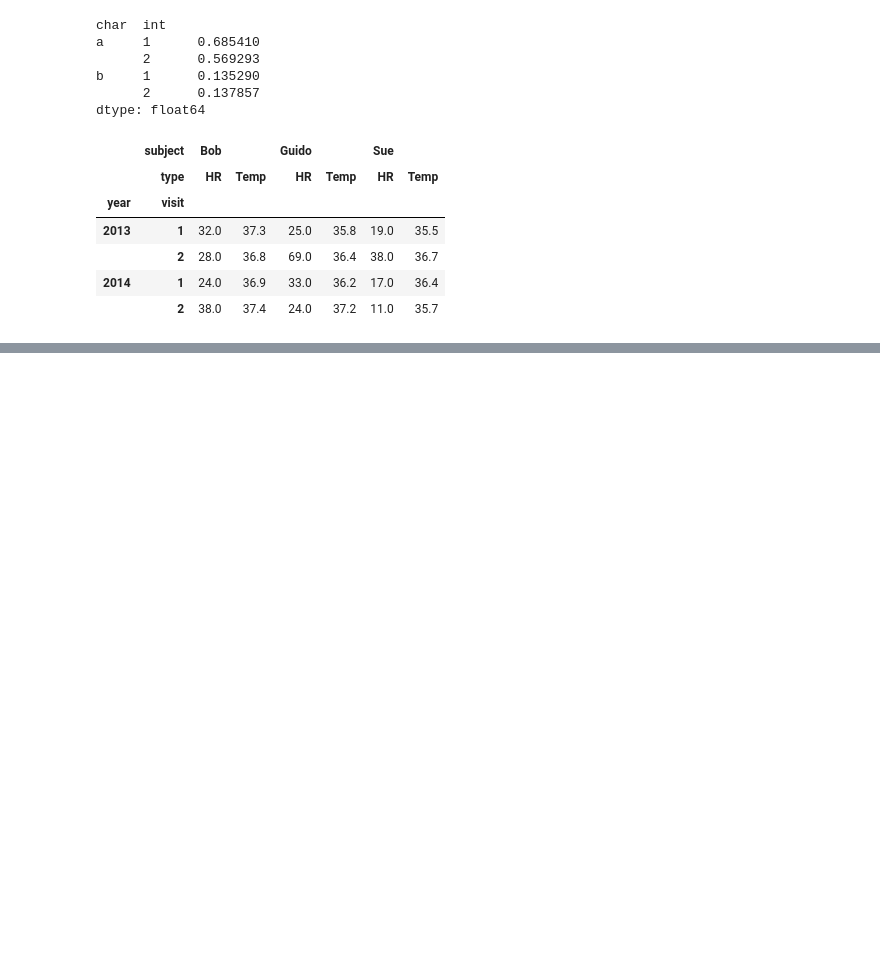
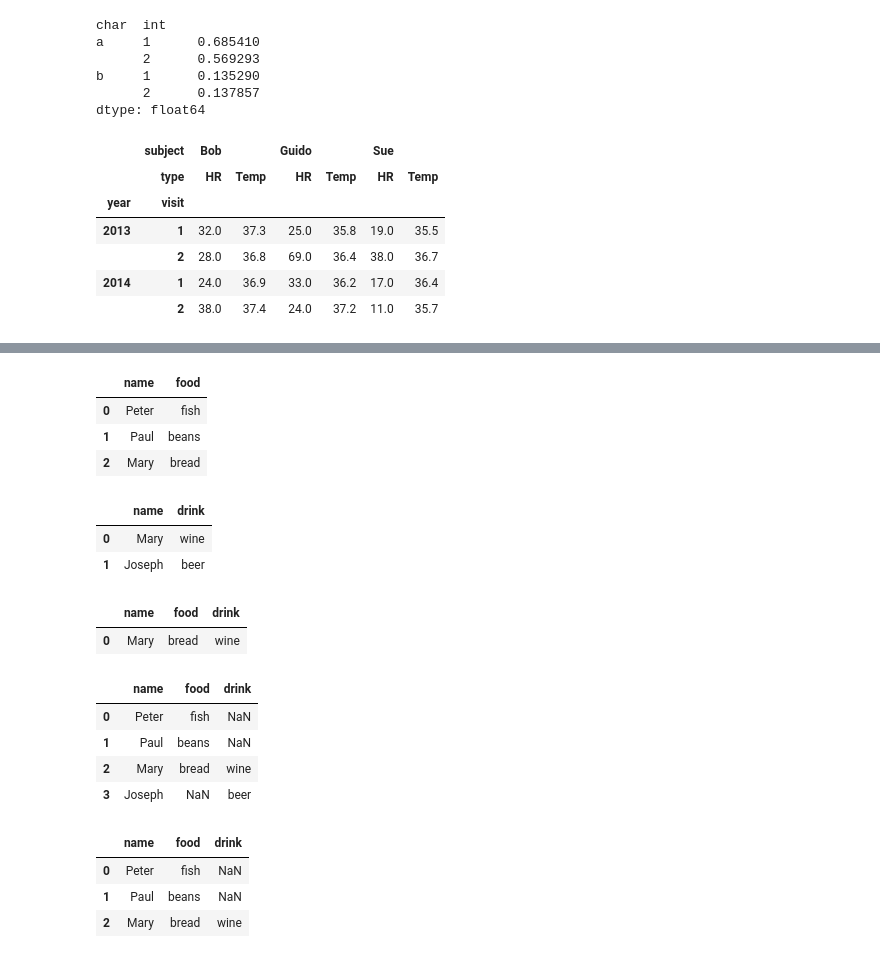
Before and after one commit to aliensmart/machine_learning, a Jupyter notebook: Pandas.ipynb, the cells around one changed output, grey strips where cells are left out. Cells and saved outputs as stored; diff of their text form; code cells hidden in the pictures; blank space fills up the shorter version.

Commit message:
finished specified set arithmetic

```diff
--- a/Pandas.ipynb
+++ b/Pandas.ipynb
@@ -1359,0 +1333,47 @@ pd.merge(df6, df7)
+# %%
+# Specifying Set Arithmetic for Joins
+# set arithmetic used in the join comes up when a value appears in one key column but not the other
+df6 = pd.DataFrame({'name': ['Peter', 'Paul', 'Mary'],
+'food': ['fish', 'beans', 'bread']},
+columns=['name', 'food'])
+df6
+# %% [output]
+|  | name | food |
+| 0 | Peter | fish |
+| 1 | Paul | beans |
+| 2 | Mary | bread |
+# %%
+df7 = pd.DataFrame({'name': ['Mary', 'Joseph'],
+'drink': ['wine', 'beer']},
+columns=['name', 'drink'])
+df7
+# %% [output]
+|  | name | drink |
+| 0 | Mary | wine |
+| 1 | Joseph | beer |
+# %%
+# Merged only Mary because Mary is the only one existing in the other data
+# By default, the result contains the intersection pd.merge(df6, df7, how='inner')
+pd.merge(df6, df7)
+# %% [output]
+|  | name | food | drink |
+| 0 | Mary | bread | wine |
+# %%
+# An outer join
+# returns a join over the union of the input columns, and fills in all missing values with
+# NAs:
+pd.merge(df6, df7, how='outer')
+# %% [output]
+|  | name | food | drink |
+| 0 | Peter | fish | NaN |
+| 1 | Paul | beans | NaN |
+| 2 | Mary | bread | wine |
+| 3 | Joseph | NaN | beer |
+# %%
+# The left join and right join return join over the left entries and right entries, respectively
+pd.merge(df6, df7, how='left')
+# %% [output]
+|  | name | food | drink |
+| 0 | Peter | fish | NaN |
+| 1 | Paul | beans | NaN |
+| 2 | Mary | bread | wine |
```
Also changed, not shown: parts of 55 cells of this notebook.
